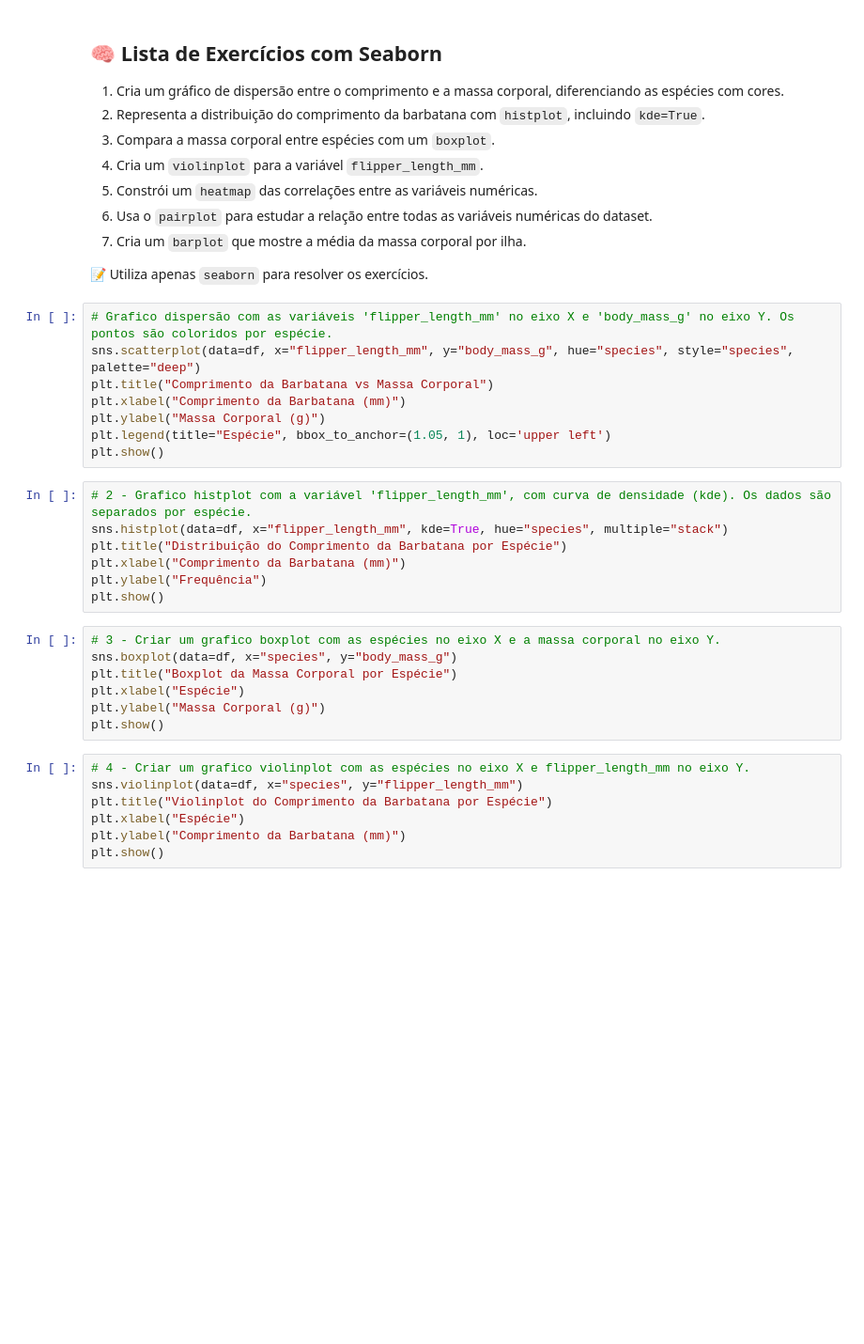
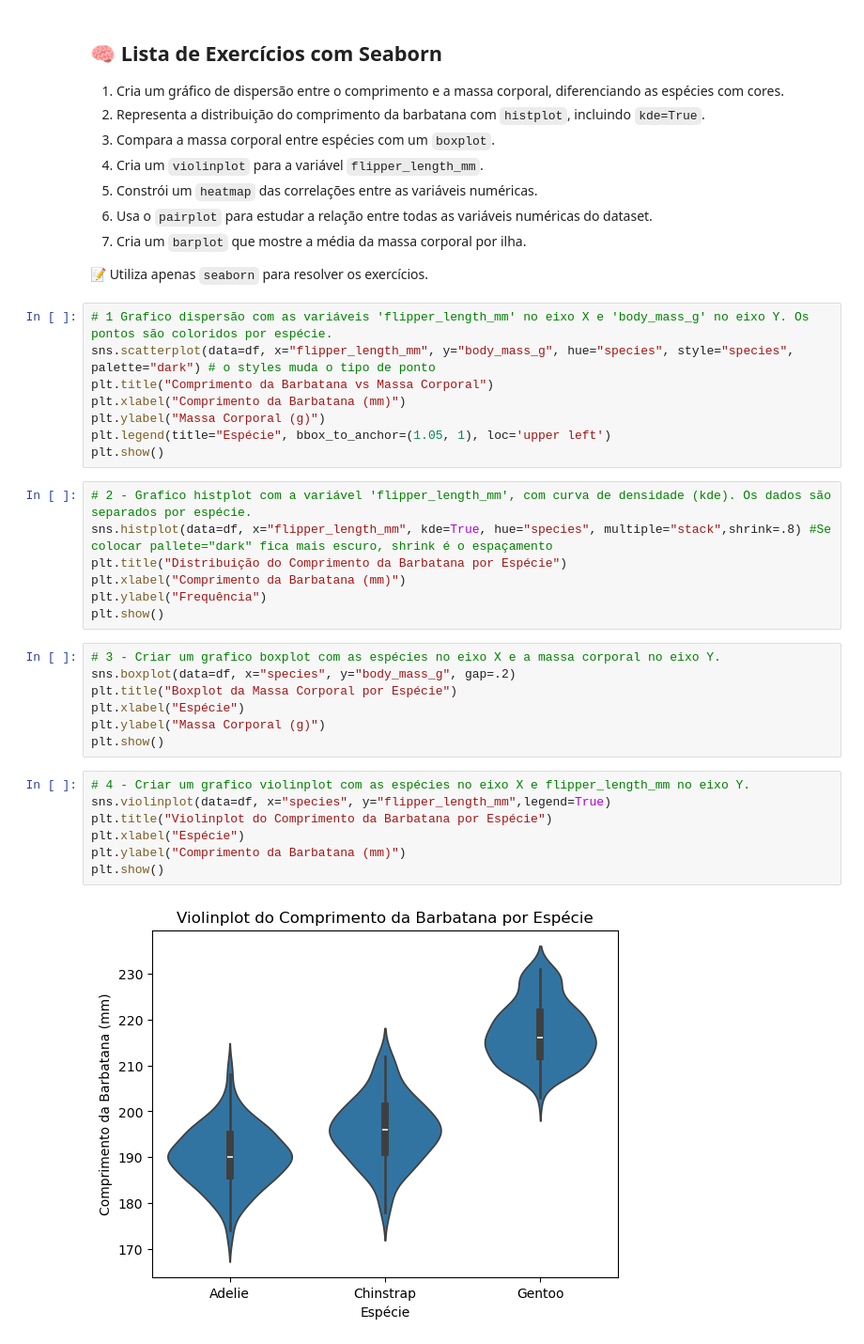
Before and after one commit to Podinis/Pyhton_10809, a Jupyter notebook: FT07.ipynb, the cells around one changed output. Shown at 94% size. Cells and saved outputs as stored; diff of their text form; blank space fills up the shorter version.

```diff
--- a/03 FT07.ipynb
+++ b/FT07.ipynb
@@ -309,8 +309,8 @@ plt.show()
 
 📝 Utiliza apenas `seaborn` para resolver os exercícios.
 # %%
-# Grafico dispersão com as variáveis 'flipper_length_mm' no eixo X e 'body_mass_g' no eixo Y. Os pontos são coloridos por espécie.
-sns.scatterplot(data=df, x="flipper_length_mm", y="body_mass_g", hue="species", style="species", palette="deep")
+# 1 Grafico dispersão com as variáveis 'flipper_length_mm' no eixo X e 'body_mass_g' no eixo Y. Os pontos são coloridos por espécie.
+sns.scatterplot(data=df, x="flipper_length_mm", y="body_mass_g", hue="species", style="species", palette="dark") # o styles muda o tipo de ponto
 plt.title("Comprimento da Barbatana vs Massa Corporal")
 plt.xlabel("Comprimento da Barbatana (mm)")
 plt.ylabel("Massa Corporal (g)")
@@ -318,22 +318,24 @@ plt.legend(title="Espécie", bbox_to_anchor=(1.05, 1), loc='upper left')
 plt.show()
 # %%
 # 2 - Grafico histplot com a variável 'flipper_length_mm', com curva de densidade (kde). Os dados são separados por espécie.
-sns.histplot(data=df, x="flipper_length_mm", kde=True, hue="species", multiple="stack")
+sns.histplot(data=df, x="flipper_length_mm", kde=True, hue="species", multiple="stack",shrink=.8) #Se colocar pallete="dark" fica mais escuro, shrink é o espaçamento
 plt.title("Distribuição do Comprimento da Barbatana por Espécie")
 plt.xlabel("Comprimento da Barbatana (mm)")
 plt.ylabel("Frequência")
 plt.show()
 # %%
 # 3 - Criar um grafico boxplot com as espécies no eixo X e a massa corporal no eixo Y.
-sns.boxplot(data=df, x="species", y="body_mass_g")
+sns.boxplot(data=df, x="species", y="body_mass_g", gap=.2)
 plt.title("Boxplot da Massa Corporal por Espécie")
 plt.xlabel("Espécie")
 plt.ylabel("Massa Corporal (g)")
 plt.show()
 # %%
 # 4 - Criar um grafico violinplot com as espécies no eixo X e flipper_length_mm no eixo Y.
-sns.violinplot(data=df, x="species", y="flipper_length_mm")
+sns.violinplot(data=df, x="species", y="flipper_length_mm",legend=True)
 plt.title("Violinplot do Comprimento da Barbatana por Espécie")
 plt.xlabel("Espécie")
 plt.ylabel("Comprimento da Barbatana (mm)")
 plt.show()
+# %% [output]
+[figure, added]
```
Also changed, not shown: parts of 5 cells of this notebook, 13 other files.
